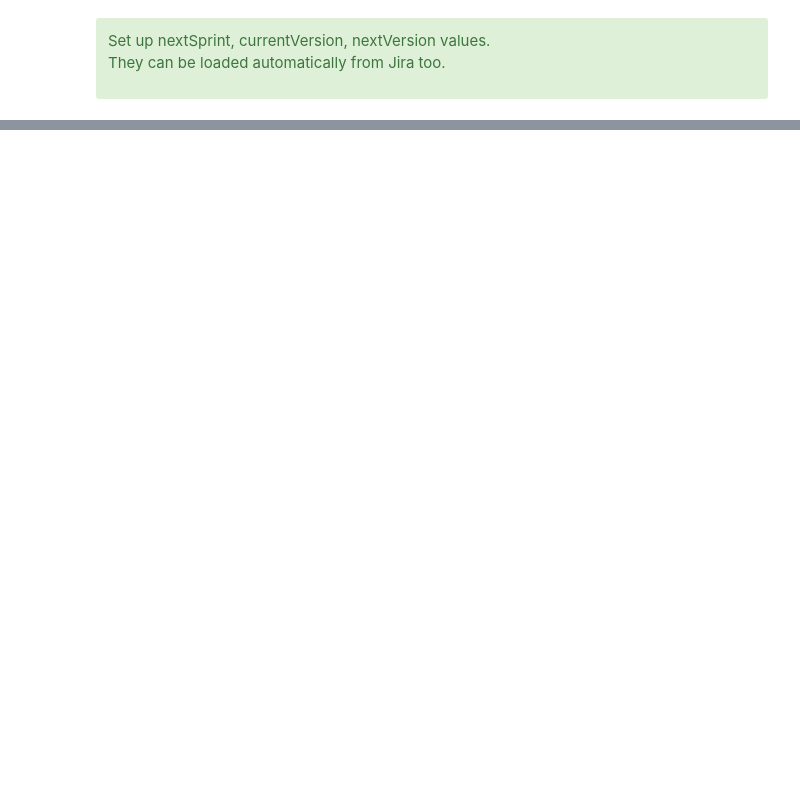
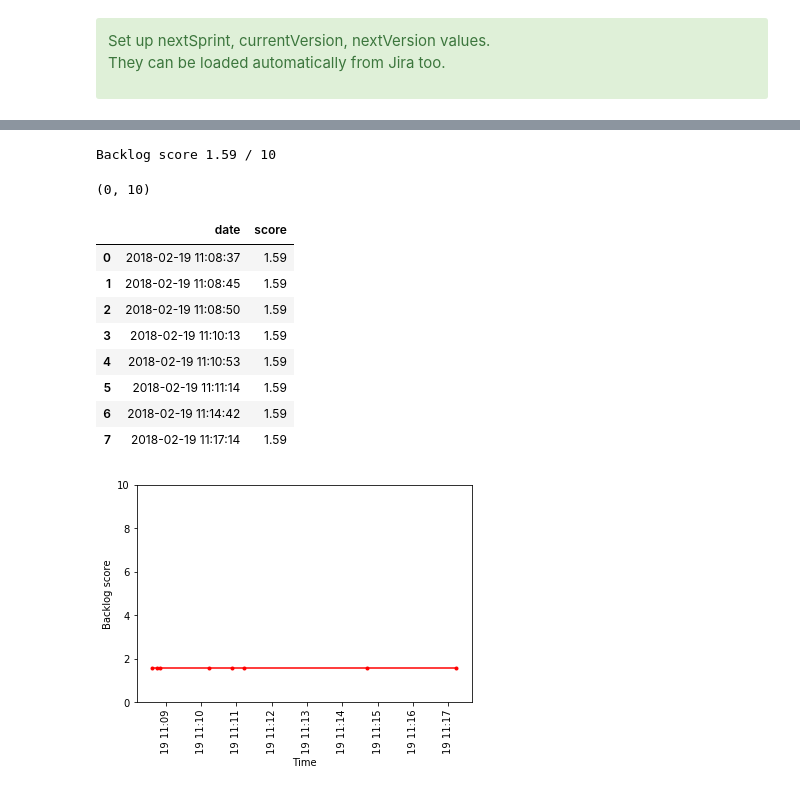
Before and after one commit to robert-krasinski/JiraAndPythonForManagers, a Jupyter notebook: Backlog health score.ipynb, the cells around one changed output, grey strips where cells are left out. Saved outputs shown, nothing was run; the diff lists cells and outputs as text; code cells hidden in the pictures; blank space fills up the shorter version.

Commit message:
added score chart with local persistence

```diff
--- a/Backlog health score.ipynb
+++ b/Backlog health score.ipynb
@@ -225,0 +285,42 @@ print("Backlog score {} / 10".format(score))
+# %%
+score = round(sum(rules['score']), 2)
+
+
+%store -r
+
+if not 'scores' in globals():
+    scores = pd.DataFrame()
+    scores['date'] = ''
+    scores['score'] = 0
+
+scores = scores.append(
+            {
+             'date': pd.to_datetime('now'),
+             'score': score,
+            }, ignore_index=True)
+
+
+print("Backlog score {} / 10".format(score))
+
+_ = plt.plot(scores['date'], scores['score'], "-r.")
+
+_ = plt.xticks(rotation='vertical')
+_ = plt.ylabel('Backlog score')
+_ = plt.xlabel('Time')
+axes = plt.gca()
+axes.set_ylim([0,10])
+
+scores
+# %% [output]
+Backlog score 1.59 / 10
+(0, 10)
+|  | date | score |
+| 0 | 2018-02-19 11:08:37 | 1.59 |
+| 1 | 2018-02-19 11:08:45 | 1.59 |
+| 2 | 2018-02-19 11:08:50 | 1.59 |
+| 3 | 2018-02-19 11:10:13 | 1.59 |
+| 4 | 2018-02-19 11:10:53 | 1.59 |
+| 5 | 2018-02-19 11:11:14 | 1.59 |
+| 6 | 2018-02-19 11:14:42 | 1.59 |
+| 7 | 2018-02-19 11:17:14 | 1.59 |
+[figure, added]
```
Also changed, not shown: parts of 9 cells of this notebook.
